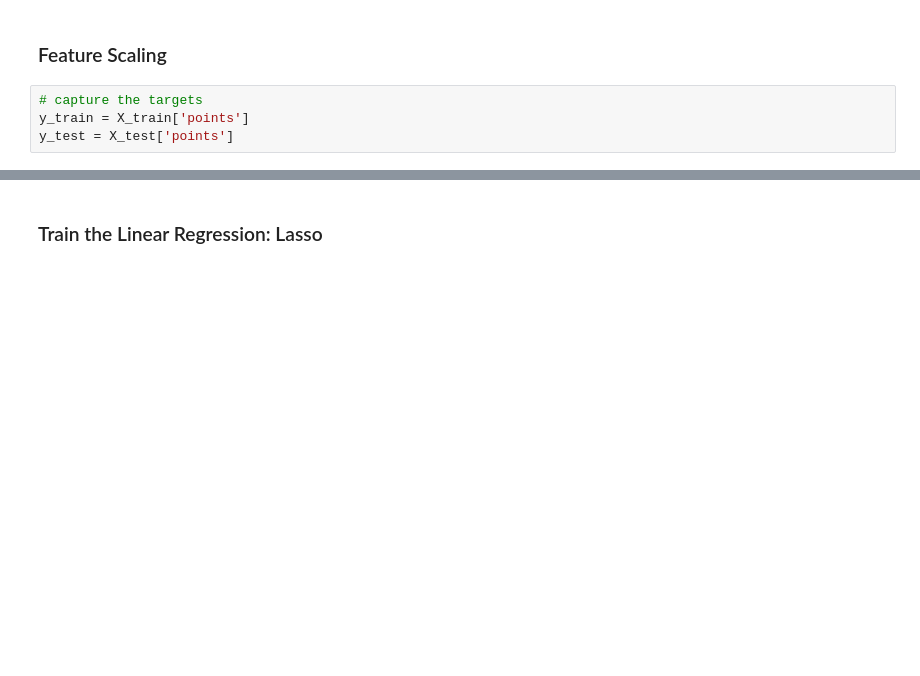
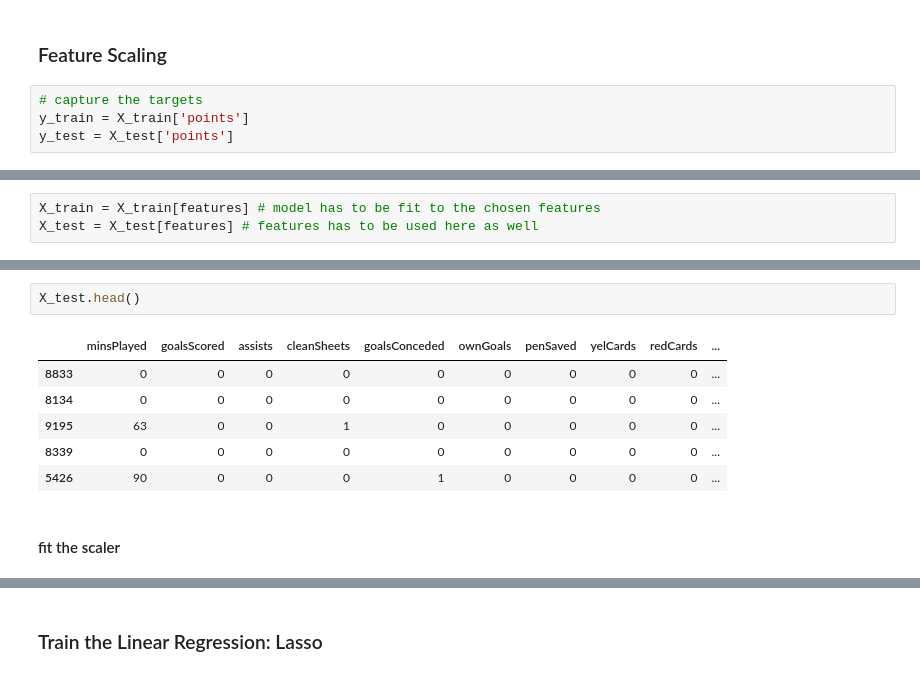
Before and after one commit to KosiOju/FantasyFootballML, a Jupyter notebook: 6_WrapUpForDeployment.ipynb, the cells around one changed output, grey strips where cells are left out. Cells and saved outputs as stored; diff of their text form; blank space fills up the shorter version.

```diff
--- a/6_WrapUpForDeployment.ipynb
+++ b/6_WrapUpForDeployment.ipynb
@@ -220,0 +219,3 @@ y_test = X_test['points']
+# %%
+X_train = X_train[features] # model has to be fit to the chosen features
+X_test = X_test[features] # features has to be used here as well
@@ -221,3 +231,14 @@ y_test = X_test['points']
+# %%
+X_test.head()
+# %% [output]
+|  | minsPlayed | goalsScored | assists | cleanSheets | goalsConceded | ownGoals | penSaved | yelCards | redCards | ... |
+| 8833 | 0 | 0 | 0 | 0 | 0 | 0 | 0 | 0 | 0 | ... |
+| 8134 | 0 | 0 | 0 | 0 | 0 | 0 | 0 | 0 | 0 | ... |
+| 9195 | 63 | 0 | 0 | 1 | 0 | 0 | 0 | 0 | 0 | ... |
+| 8339 | 0 | 0 | 0 | 0 | 0 | 0 | 0 | 0 | 0 | ... |
+| 5426 | 90 | 0 | 0 | 0 | 1 | 0 | 0 | 0 | 0 | ... |
+# %% [markdown]
+#### fit the scaler
 # %%
 # setup scaler
 scaler = MinMaxScaler()
```
Also changed, not shown: parts of 12 cells of this notebook, 8 other files.
